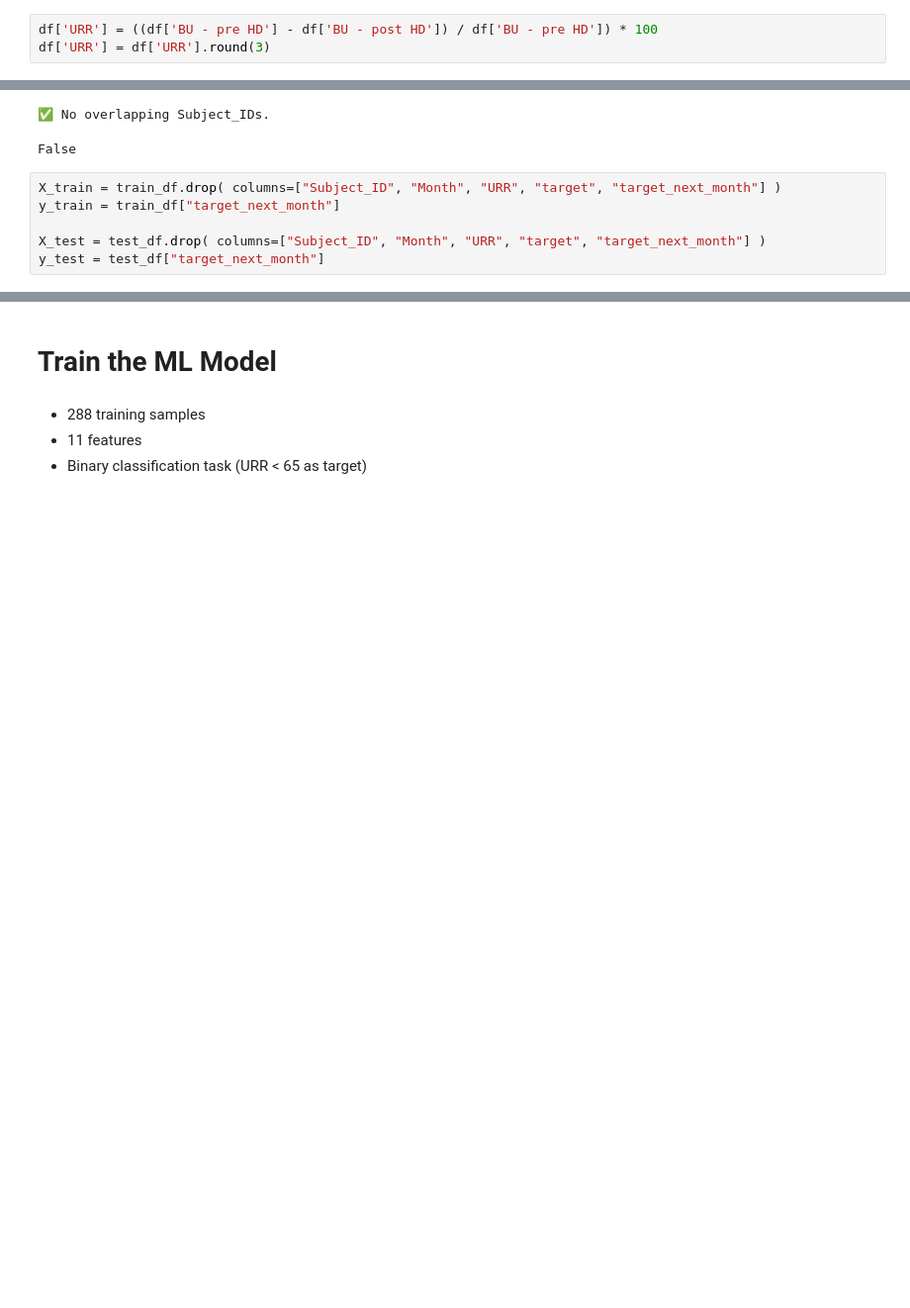
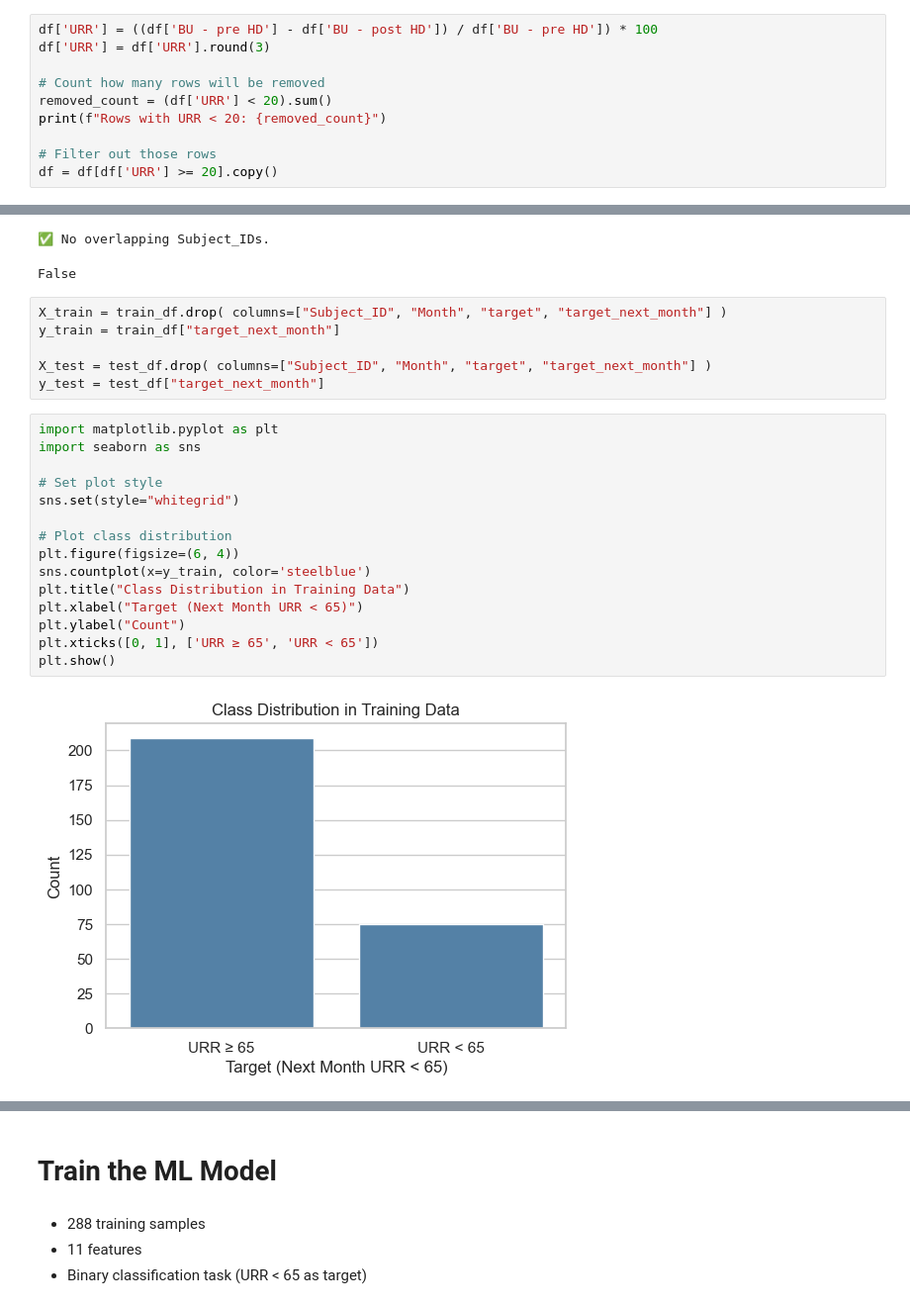
Before and after one commit to cepdnaclk/e19-4yp-AI-Driven-Renal-Care-Management-for-Hospitals-in-Sri-Lanka, a Jupyter notebook: ML_Model/code/URR/URR - Split by ID, next1Month Predict.ipynb, the cells around one changed output, grey strips where cells are left out. Shown at 99% size. Cells and saved outputs as stored; diff of their text form; blank space fills up the shorter version.

```diff
--- a/ML_Model/code/URR/URR - Split by ID, next1Month Predict.ipynb
+++ b/ML_Model/code/URR/URR - Split by ID, next1Month Predict.ipynb
@@ -24,3 +24,10 @@ df = pd.read_excel('../../data_set/monthlyInvestigation/cleaned_monthly_investig
 # %%
 df['URR'] = ((df['BU - pre HD'] - df['BU - post HD']) / df['BU - pre HD']) * 100
 df['URR'] = df['URR'].round(3)
+
+# Count how many rows will be removed
+removed_count = (df['URR'] < 20).sum()
+print(f"Rows with URR < 20: {removed_count}")
+
+# Filter out those rows
+df = df[df['URR'] >= 20].copy()
@@ -84,11 +93,28 @@ check_patient_overlap(train_df, test_df)
 ✅ No overlapping Subject_IDs.
 False
 # %%
-X_train = train_df.drop( columns=["Subject_ID", "Month", "URR", "target", "target_next_month"] )
+X_train = train_df.drop( columns=["Subject_ID", "Month", "target", "target_next_month"] )
 y_train = train_df["target_next_month"]
 
-X_test = test_df.drop( columns=["Subject_ID", "Month", "URR", "target", "target_next_month"] )
+X_test = test_df.drop( columns=["Subject_ID", "Month", "target", "target_next_month"] )
 y_test = test_df["target_next_month"]
+# %%
+import matplotlib.pyplot as plt
+import seaborn as sns
+
+# Set plot style
+sns.set(style="whitegrid")
+
+# Plot class distribution
+plt.figure(figsize=(6, 4))
+sns.countplot(x=y_train, color='steelblue')
+plt.title("Class Distribution in Training Data")
+plt.xlabel("Target (Next Month URR < 65)")
+plt.ylabel("Count")
+plt.xticks([0, 1], ['URR ≥ 65', 'URR < 65'])
+plt.show()
+# %% [output]
+[figure, added]
 # %%
 print("Training set shape:", X_train.shape, y_train.shape)
 print("Test set shape:", X_test.shape, y_test.shape)
```
Also changed, not shown: parts of 38 cells of this notebook, 9 other files.
